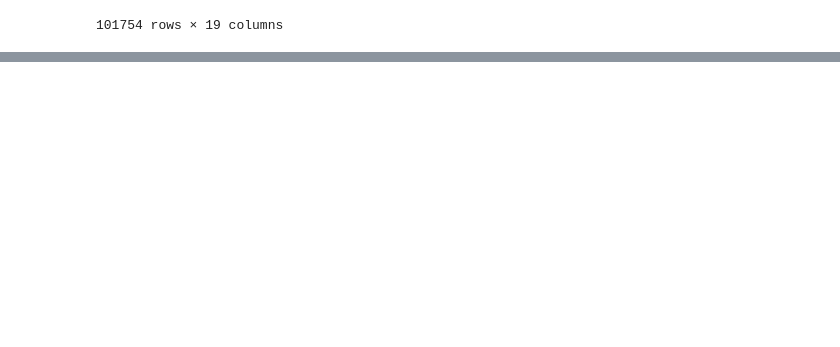
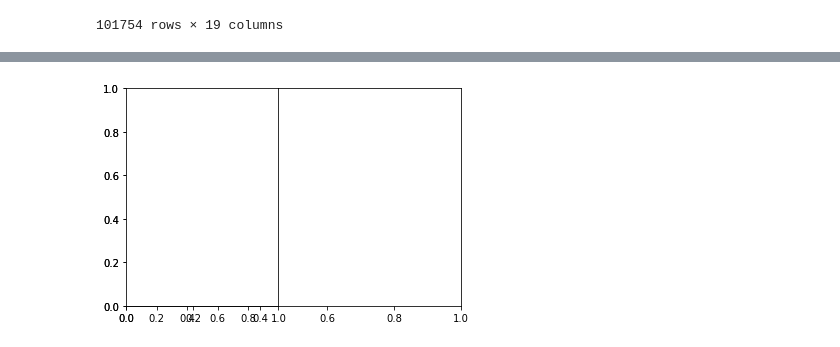
Before and after one commit to AdithyaOasis/DA-rwin, a Jupyter notebook: AdithyasNotebook.ipynb, the cells around one changed output, grey strips where cells are left out. Drawn from its saved outputs; the diff is of its cells as text; code cells hidden in the pictures; blank space fills up the shorter version.

```diff
--- a/AdithyasNotebook.ipynb
+++ b/AdithyasNotebook.ipynb
@@ -39,0 +51,4 @@ df['year'].plot.hist(bins = 2)
+# %%
+fig
+# %% [output]
+[figure, added]
```
Also changed, not shown: parts of 8 cells of this notebook, 2 other files.
